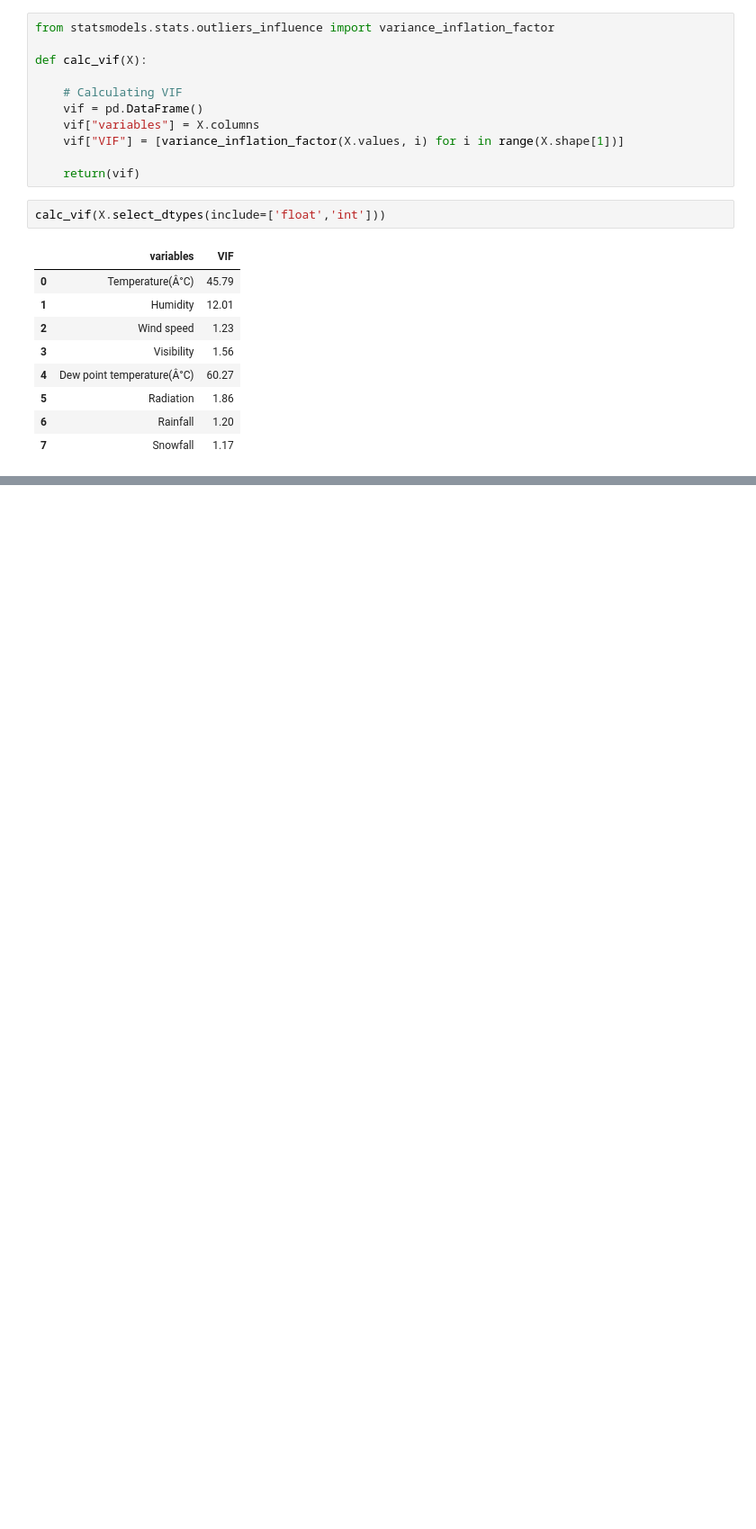
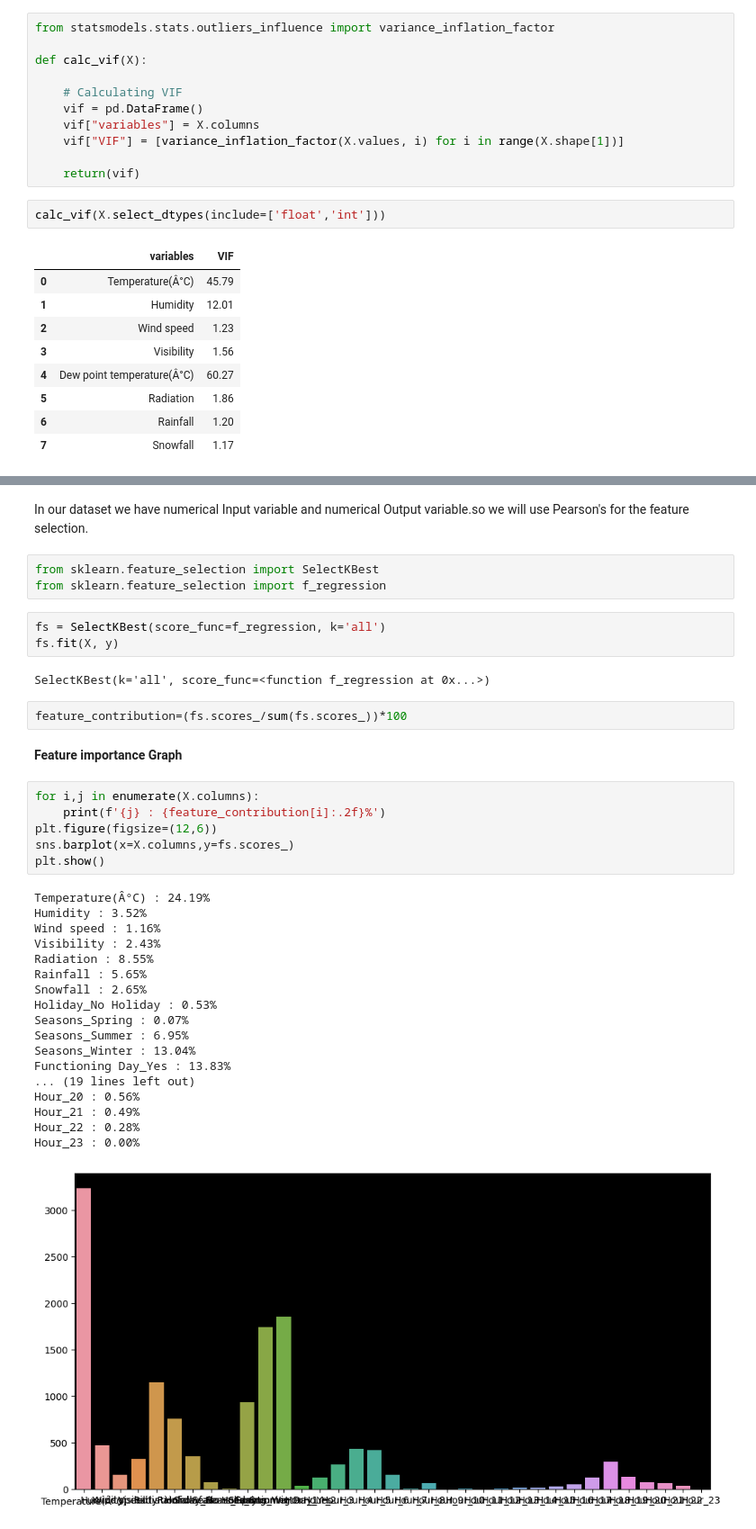
Before and after one commit to Navneet-Nicer/Bike-Sharing-Demand-Prediction, a Jupyter notebook: Regression_Bike_Sharing_Prediction2.ipynb, the cells around one changed output, grey strips where cells are left out. Shown at 90% size. Saved outputs shown, nothing was run; the diff lists cells and outputs as text; blank space fills up the shorter version.

```diff
--- a/Regression_Bike_Sharing_Prediction2.ipynb
+++ b/Regression_Bike_Sharing_Prediction2.ipynb
@@ -478,0 +499,39 @@ calc_vif(X.select_dtypes(include=['float','int']))
+# %% [markdown]
+In our dataset we have numerical Input variable and numerical Output variable.so we will use Pearson's for the feature selection.
+# %%
+from sklearn.feature_selection import SelectKBest
+from sklearn.feature_selection import f_regression
+# %%
+fs = SelectKBest(score_func=f_regression, k='all')
+fs.fit(X, y)
+# %% [output]
+SelectKBest(k='all', score_func=<function f_regression at 0x...>)
+# %%
+feature_contribution=(fs.scores_/sum(fs.scores_))*100
+# %% [markdown]
+**Feature importance Graph**
+# %%
+for i,j in enumerate(X.columns):
+    print(f'{j} : {feature_contribution[i]:.2f}%')
+plt.figure(figsize=(12,6))
+sns.barplot(x=X.columns,y=fs.scores_)
+plt.show()
+# %% [output]
+Temperature(Â°C) : 24.19%
+Humidity : 3.52%
+Wind speed : 1.16%
+Visibility : 2.43%
+Radiation : 8.55%
+Rainfall : 5.65%
+Snowfall : 2.65%
+Holiday_No Holiday : 0.53%
+Seasons_Spring : 0.07%
+Seasons_Summer : 6.95%
+Seasons_Winter : 13.04%
+Functioning Day_Yes : 13.83%
+... (19 lines left out)
+Hour_20 : 0.56%
+Hour_21 : 0.49%
+Hour_22 : 0.28%
+Hour_23 : 0.00%
+[figure, added]
```
Also changed, not shown: parts of 7 cells of this notebook.
